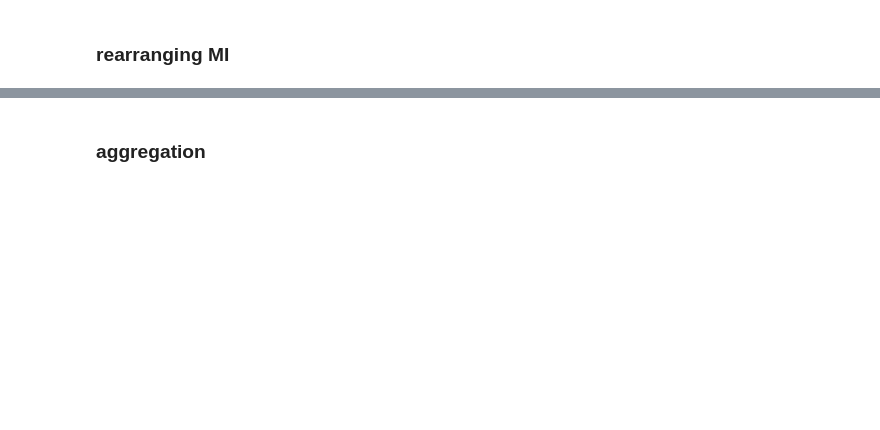
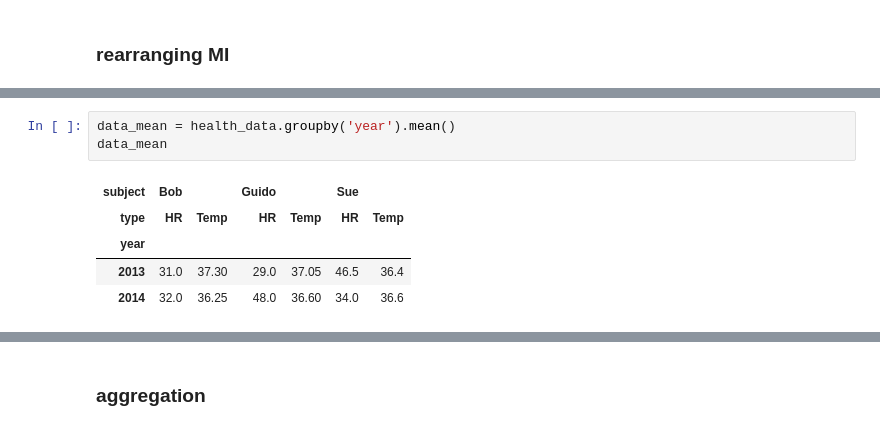
Before and after one commit to 0xdomyz/python_collection, a Jupyter notebook: data/pandas_tute/index_select/hierarchical.ipynb, the cells around one changed output, grey strips where cells are left out. Cells and saved outputs as stored; diff of their text form; blank space fills up the shorter version.

```diff
--- a/data/pandas_tute/index_select/hierarchical.ipynb
+++ b/data/pandas_tute/index_select/hierarchical.ipynb
@@ -58,0 +392,9 @@ dtype: int64
+# %%
+data_mean = health_data.groupby('year').mean()
+data_mean
+# %% [output]
+| subject | Bob |  | Guido |  | Sue |  |
+| type | HR | Temp | HR | Temp | HR | Temp |
+| year |  |  |  |  |  |  |
+| 2013 | 31.0 | 37.30 | 29.0 | 37.05 | 46.5 | 36.4 |
+| 2014 | 32.0 | 36.25 | 48.0 | 36.60 | 34.0 | 36.6 |
```
Also changed, not shown: parts of 41 cells of this notebook.
